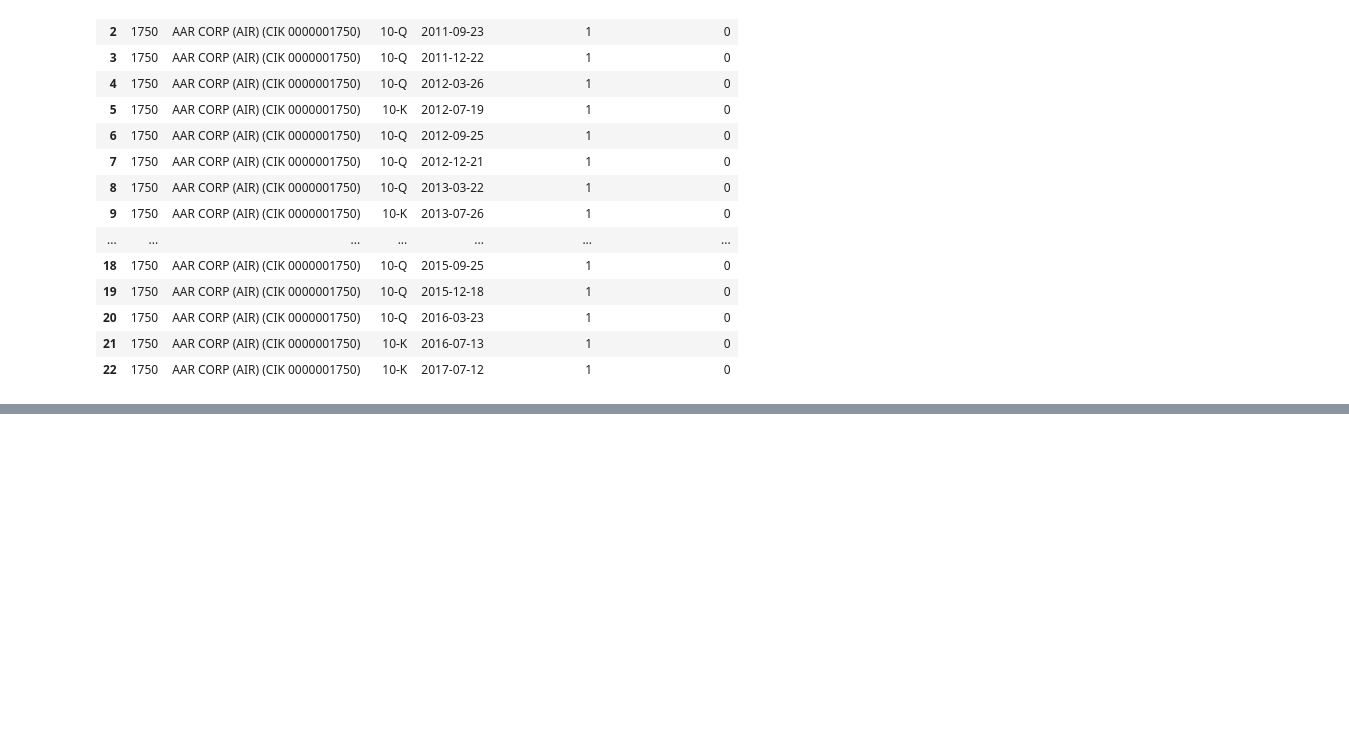
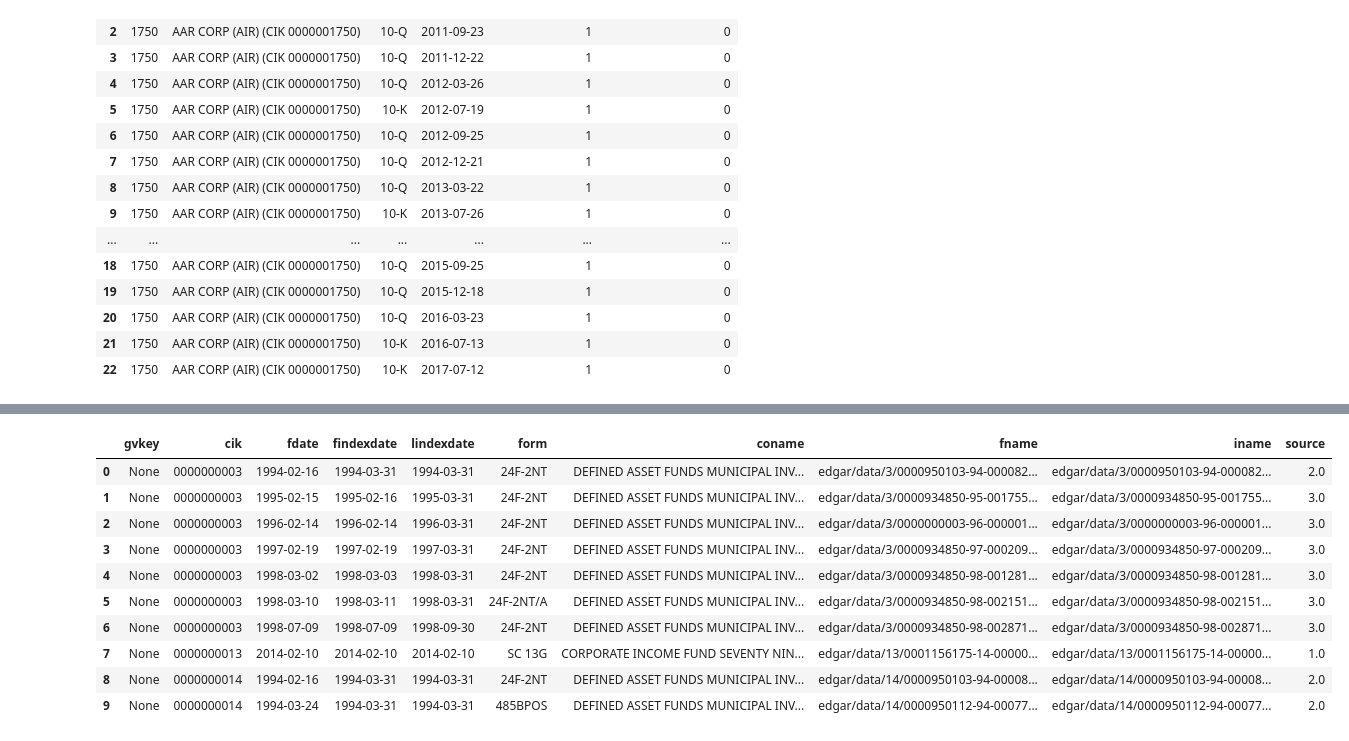
Before and after one commit to ChrisKye/ModiRAProject, a Jupyter notebook: Pilot.ipynb, the cells around one changed output, grey strips where cells are left out. Drawn from its saved outputs; the diff is of its cells as text; code cells hidden in the pictures; blank space fills up the shorter version.

```diff
--- a/Pilot.ipynb
+++ b/Pilot.ipynb
@@ -193,0 +170,3 @@ hedge_df
+# %%
+import wrds
+db = wrds.Connection()
@@ -193,0 +218,14 @@ hedge_df
+# %%
+db.get_table('wrdssec','forms',obs=10)
+# %% [output]
+|  | gvkey | cik | fdate | findexdate | lindexdate | form | coname | fname | iname | source |
+| 0 | None | 0000000003 | 1994-02-16 | 1994-03-31 | 1994-03-31 | 24F-2NT | DEFINED ASSET FUNDS MUNICIPAL INV... | edgar/data/3/0000950103-94-000082... | edgar/data/3/0000950103-94-000082... | 2.0 |
+| 1 | None | 0000000003 | 1995-02-15 | 1995-02-16 | 1995-03-31 | 24F-2NT | DEFINED ASSET FUNDS MUNICIPAL INV... | edgar/data/3/0000934850-95-001755... | edgar/data/3/0000934850-95-001755... | 3.0 |
+| 2 | None | 0000000003 | 1996-02-14 | 1996-02-14 | 1996-03-31 | 24F-2NT | DEFINED ASSET FUNDS MUNICIPAL INV... | edgar/data/3/0000000003-96-000001... | edgar/data/3/0000000003-96-000001... | 3.0 |
+| 3 | None | 0000000003 | 1997-02-19 | 1997-02-19 | 1997-03-31 | 24F-2NT | DEFINED ASSET FUNDS MUNICIPAL INV... | edgar/data/3/0000934850-97-000209... | edgar/data/3/0000934850-97-000209... | 3.0 |
+| 4 | None | 0000000003 | 1998-03-02 | 1998-03-03 | 1998-03-31 | 24F-2NT | DEFINED ASSET FUNDS MUNICIPAL INV... | edgar/data/3/0000934850-98-001281... | edgar/data/3/0000934850-98-001281... | 3.0 |
+| 5 | None | 0000000003 | 1998-03-10 | 1998-03-11 | 1998-03-31 | 24F-2NT/A | DEFINED ASSET FUNDS MUNICIPAL INV... | edgar/data/3/0000934850-98-002151... | edgar/data/3/0000934850-98-002151... | 3.0 |
+| 6 | None | 0000000003 | 1998-07-09 | 1998-07-09 | 1998-09-30 | 24F-2NT | DEFINED ASSET FUNDS MUNICIPAL INV... | edgar/data/3/0000934850-98-002871... | edgar/data/3/0000934850-98-002871... | 3.0 |
+| 7 | None | 0000000013 | 2014-02-10 | 2014-02-10 | 2014-02-10 | SC 13G | CORPORATE INCOME FUND SEVENTY NIN... | edgar/data/13/0001156175-14-00000... | edgar/data/13/0001156175-14-00000... | 1.0 |
+| 8 | None | 0000000014 | 1994-02-16 | 1994-03-31 | 1994-03-31 | 24F-2NT | DEFINED ASSET FUNDS MUNICIPAL INV... | edgar/data/14/0000950103-94-00008... | edgar/data/14/0000950103-94-00008... | 2.0 |
+| 9 | None | 0000000014 | 1994-03-24 | 1994-03-31 | 1994-03-31 | 485BPOS | DEFINED ASSET FUNDS MUNICIPAL INV... | edgar/data/14/0000950112-94-00077... | edgar/data/14/0000950112-94-00077... | 2.0 |
```
Also changed, not shown: parts of 5 cells of this notebook, 1 other file.
